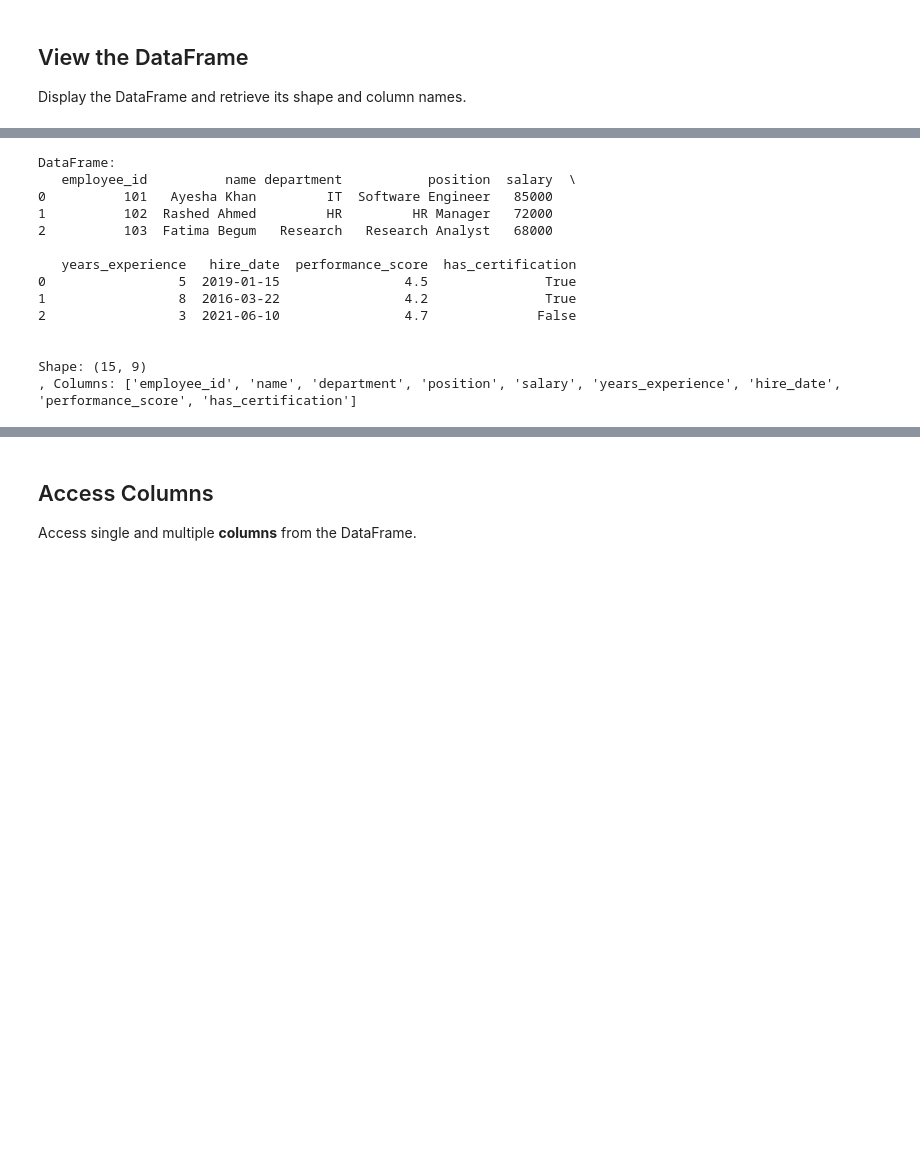
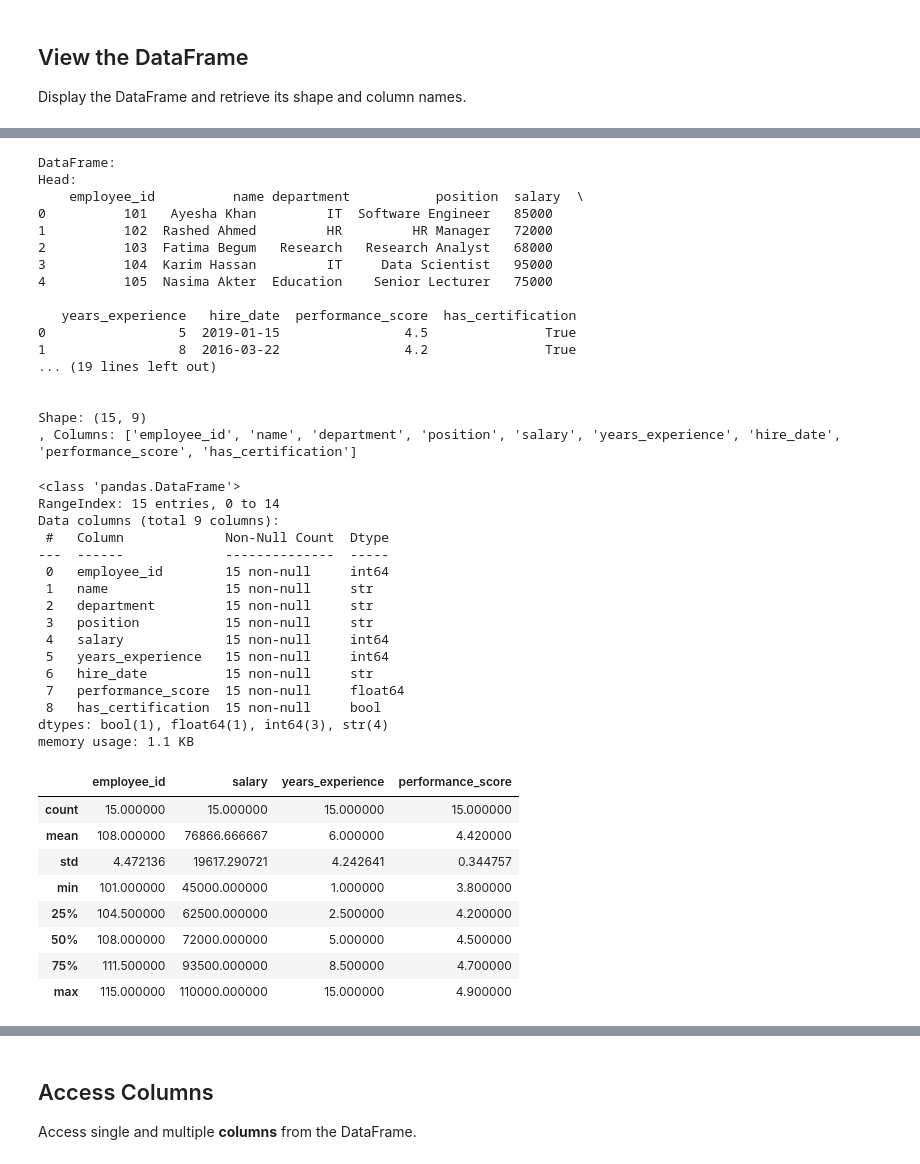
Before and after one commit to MdMostafizurRahaman/IIT-short-course, a Jupyter notebook: Class-12/lecture_12_demo.ipynb, the cells around one changed output, grey strips where cells are left out. Drawn from its saved outputs; the diff is of its cells as text; code cells hidden in the pictures; blank space fills up the shorter version.

Commit message:
Lecture 12 updated

```diff
--- a/Class-12/lecture_12_demo.ipynb
+++ b/Class-12/lecture_12_demo.ipynb
@@ -97,23 +138,57 @@ df
 | 14 | 115 | Rumana Chowdhury | IT | Software Architect | 105000 | 11 | 2013-03-01 | 4.8 | ... |
 # %%
 print("DataFrame:")
-print(df[:3])
+print("Head: \n", df.head())
+print("\n\n First 3: \n",df[:3])
 
 dataframe_shape = df.shape  # (rows, columns)
-dataframe_columns = df.columns.tolist()
+print(df.columns)
+dataframe_columns = df.columns.to_list()
 print(f"\n\nShape: {dataframe_shape}\n, Columns: {dataframe_columns}")
 # %% [output]
 DataFrame:
-   employee_id          name department           position  salary  \
+Head:
+    employee_id          name department           position  salary  \
 0          101   Ayesha Khan         IT  Software Engineer   85000
 1          102  Rashed Ahmed         HR         HR Manager   72000
 2          103  Fatima Begum   Research   Research Analyst   68000
+3          104  Karim Hassan         IT     Data Scientist   95000
+4          105  Nasima Akter  Education    Senior Lecturer   75000
 
    years_experience   hire_date  performance_score  has_certification
 0                 5  2019-01-15                4.5               True
 1                 8  2016-03-22                4.2               True
-2                 3  2021-06-10                4.7              False
+... (19 lines left out)
 
 
 Shape: (15, 9)
 , Columns: ['employee_id', 'name', 'department', 'position', 'salary', 'years_experience', 'hire_date', 'performance_score', 'has_certification']
+# %%
+df.info()
+df.describe()
+# %% [output]
+<class 'pandas.DataFrame'>
+RangeIndex: 15 entries, 0 to 14
+Data columns (total 9 columns):
+ #   Column             Non-Null Count  Dtype
+---  ------             --------------  -----
+ 0   employee_id        15 non-null     int64
+ 1   name               15 non-null     str
+ 2   department         15 non-null     str
+ 3   position           15 non-null     str
+ 4   salary             15 non-null     int64
+ 5   years_experience   15 non-null     int64
+ 6   hire_date          15 non-null     str
+ 7   performance_score  15 non-null     float64
+ 8   has_certification  15 non-null     bool
+dtypes: bool(1), float64(1), int64(3), str(4)
+memory usage: 1.1 KB
+|  | employee_id | salary | years_experience | performance_score |
+| count | 15.000000 | 15.000000 | 15.000000 | 15.000000 |
+| mean | 108.000000 | 76866.666667 | 6.000000 | 4.420000 |
+| std | 4.472136 | 19617.290721 | 4.242641 | 0.344757 |
+| min | 101.000000 | 45000.000000 | 1.000000 | 3.800000 |
+| 25% | 104.500000 | 62500.000000 | 2.500000 | 4.200000 |
+| 50% | 108.000000 | 72000.000000 | 5.000000 | 4.500000 |
+| 75% | 111.500000 | 93500.000000 | 8.500000 | 4.700000 |
+| max | 115.000000 | 110000.000000 | 15.000000 | 4.900000 |
```
Also changed, not shown: parts of 10 cells of this notebook, 7 other files.
